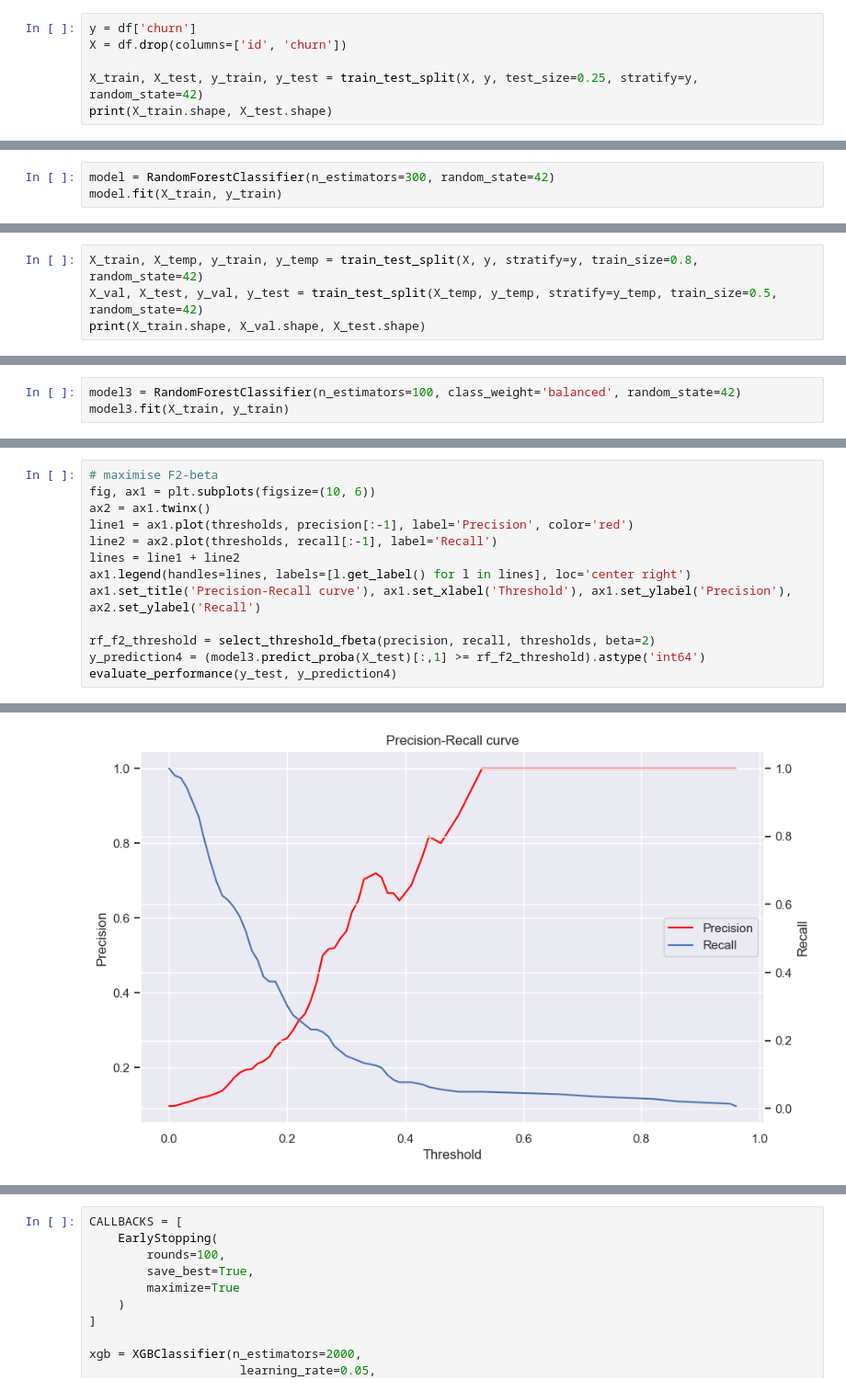
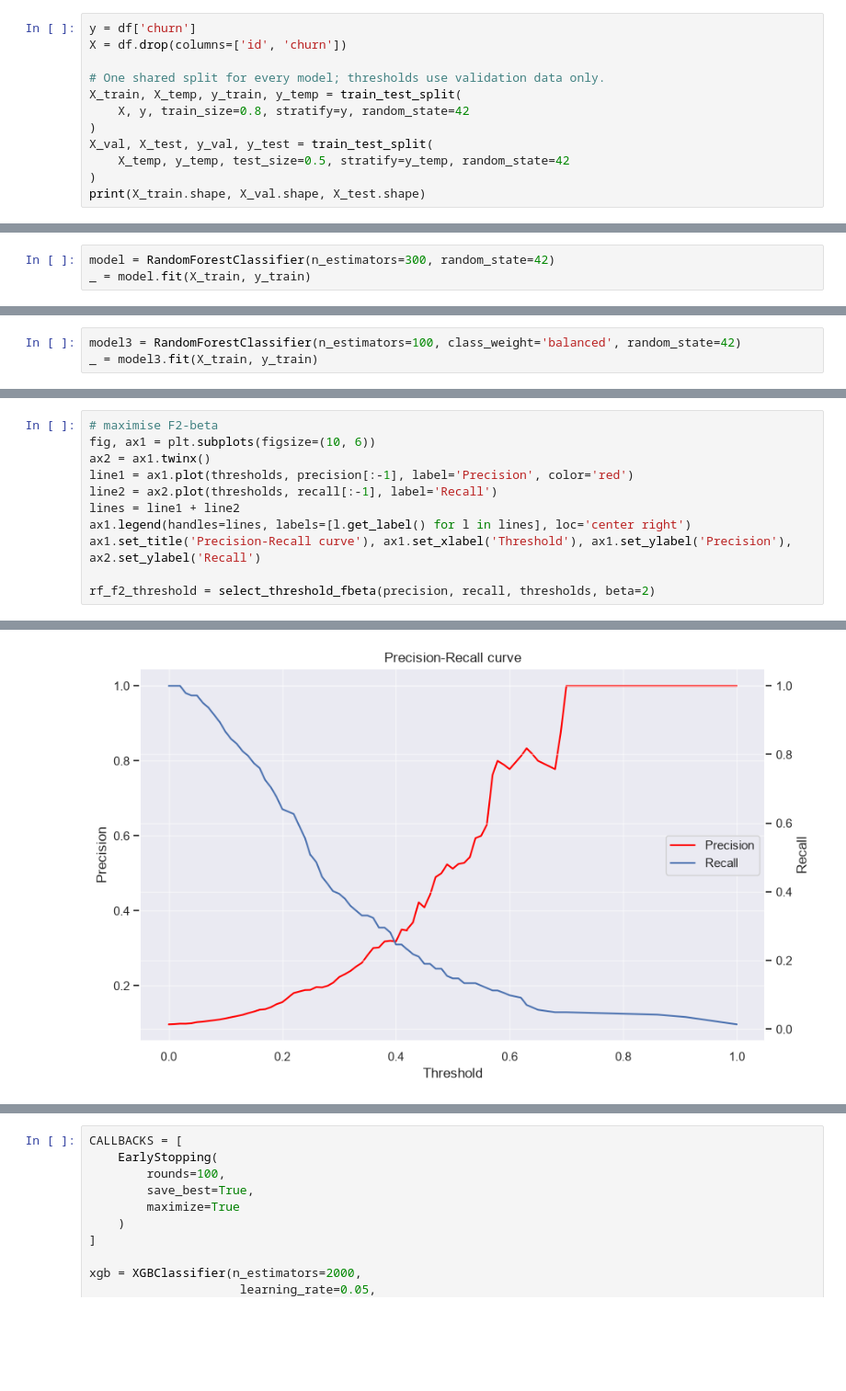
Before and after one commit to zhicongDeng/forage-bcg-churn-analysis, a Jupyter notebook: notebooks/modeling.ipynb, the cells around one changed output, grey strips where cells are left out. Shown at 92% size. Cells and saved outputs as stored; diff of their text form; blank space fills up the shorter version.

```diff
--- a/notebooks/modeling.ipynb
+++ b/notebooks/modeling.ipynb
@@ -103,6 +109,12 @@ Split the dataset into training and test sets (75/25). Stratified sampling ensur
 y = df['churn']
 X = df.drop(columns=['id', 'churn'])
 
-X_train, X_test, y_train, y_test = train_test_split(X, y, test_size=0.25, stratify=y, random_state=42)
-print(X_train.shape, X_test.shape)
+# One shared split for every model; thresholds use validation data only.
+X_train, X_temp, y_train, y_temp = train_test_split(
+    X, y, train_size=0.8, stratify=y, random_state=42
+)
+X_val, X_test, y_val, y_test = train_test_split(
+    X_temp, y_temp, test_size=0.5, stratify=y_temp, random_state=42
+)
+print(X_train.shape, X_val.shape, X_test.shape)
 # %% [output]
@@ -114,3 +126,3 @@ Train a Random Forest with 300 estimators as a baseline model. Random Forest is
 # %%
 model = RandomForestClassifier(n_estimators=300, random_state=42)
-model.fit(X_train, y_train)
+_ = model.fit(X_train, y_train)
@@ -166,4 +148,0 @@ Two approaches are compared:
-# %%
-X_train, X_temp, y_train, y_temp = train_test_split(X, y, stratify=y, train_size=0.8, random_state=42)
-X_val, X_test, y_val, y_test = train_test_split(X_temp, y_temp, stratify=y_temp, train_size=0.5, random_state=42)
-print(X_train.shape, X_val.shape, X_test.shape)
@@ -172,3 +153,3 @@ print(X_train.shape, X_val.shape, X_test.shape)
 # %%
 model3 = RandomForestClassifier(n_estimators=100, class_weight='balanced', random_state=42)
-model3.fit(X_train, y_train)
+_ = model3.fit(X_train, y_train)
@@ -203,6 +176,4 @@ ax1.legend(handles=lines, labels=[l.get_label() for l in lines], loc='center rig
 ax1.set_title('Precision-Recall curve'), ax1.set_xlabel('Threshold'), ax1.set_ylabel('Precision'), ax2.set_ylabel('Recall')
 
 rf_f2_threshold = select_threshold_fbeta(precision, recall, thresholds, beta=2)
-y_prediction4 = (model3.predict_proba(X_test)[:,1] >= rf_f2_threshold).astype('int64')
-evaluate_performance(y_test, y_prediction4)
 # %% [output]
@@ -216 +180 @@ recall score 0.5915492957746479
-[figure, old version]
+[figure, new version]
```
Also changed, not shown: parts of 46 cells of this notebook, 10 other files.
